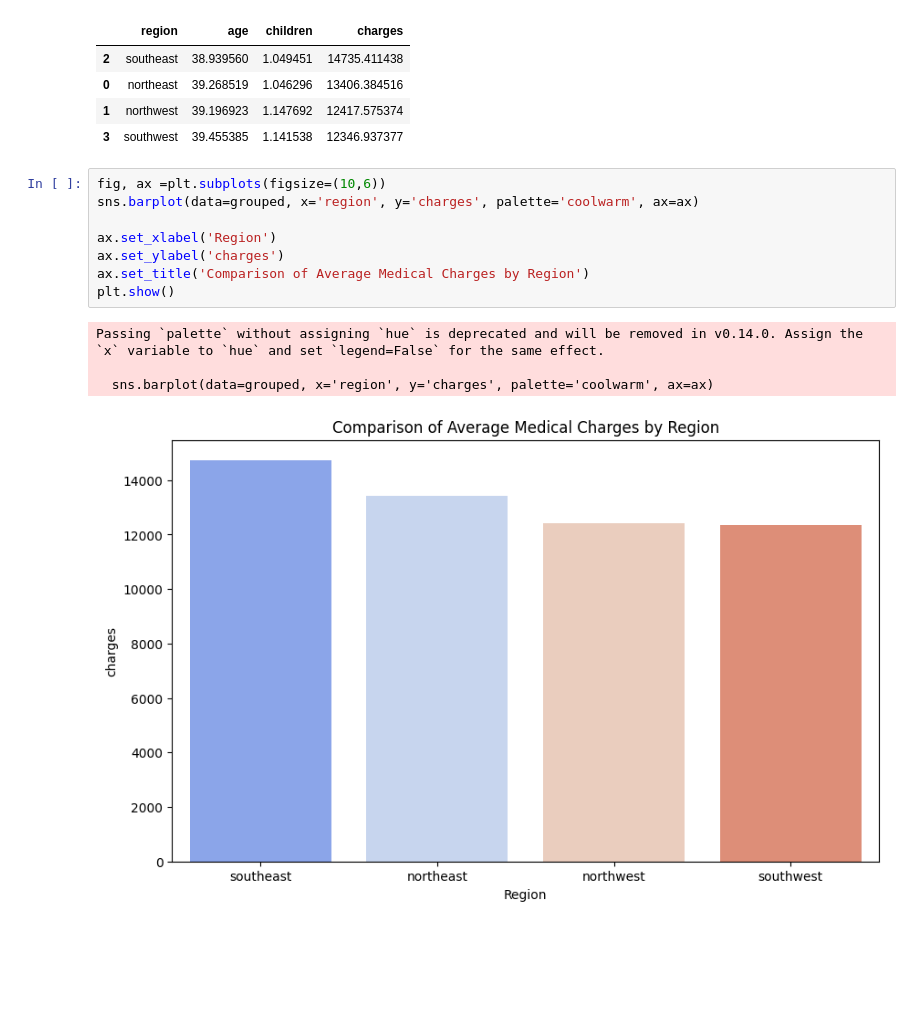
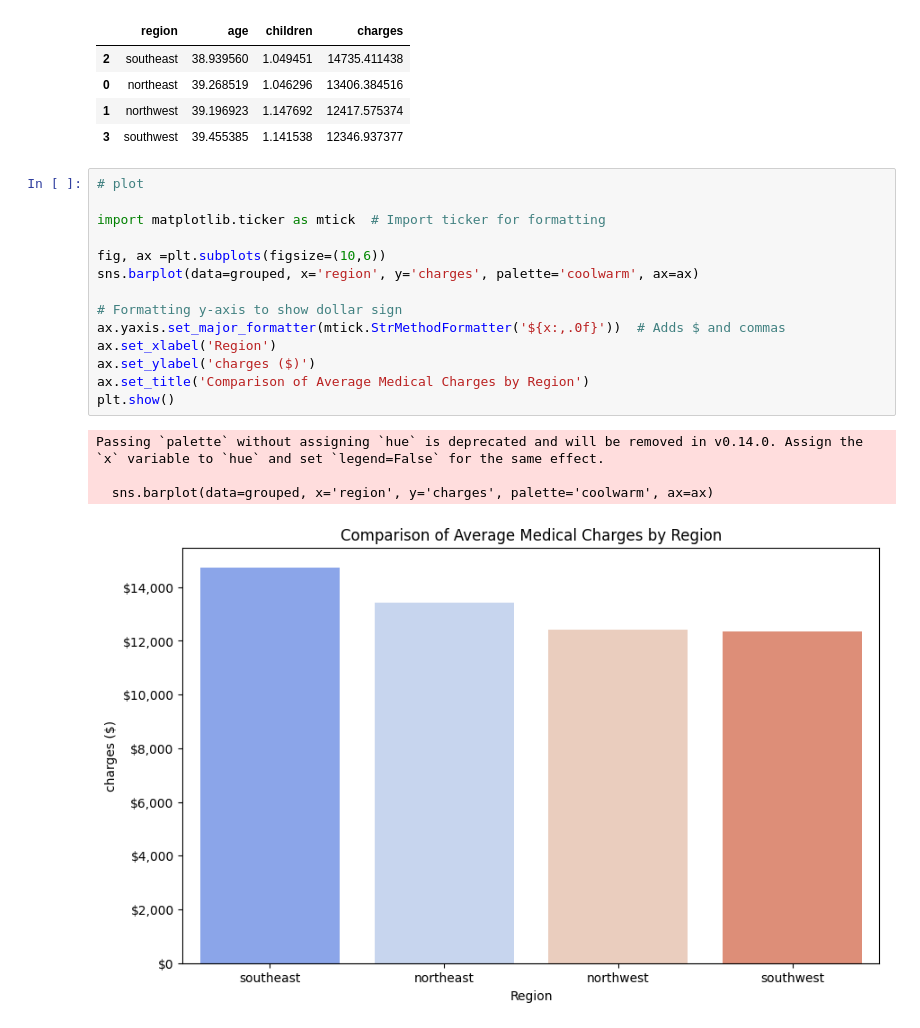
Before and after one commit to RonnyMuthomi/Medical-insurance-model, a Jupyter notebook: index.ipynb, the cells around one changed output. Drawn from its saved outputs; the diff is of its cells as text; blank space fills up the shorter version.

```diff
--- a/index.ipynb
+++ b/index.ipynb
@@ -404,15 +404,21 @@ grouped
 | 1 | northwest | 39.196923 | 1.147692 | 12417.575374 |
 | 3 | southwest | 39.455385 | 1.141538 | 12346.937377 |
 # %%
+# plot
+
+import matplotlib.ticker as mtick  # Import ticker for formatting
+
 fig, ax =plt.subplots(figsize=(10,6))
 sns.barplot(data=grouped, x='region', y='charges', palette='coolwarm', ax=ax)
 
+# Formatting y-axis to show dollar sign
+ax.yaxis.set_major_formatter(mtick.StrMethodFormatter('${x:,.0f}'))  # Adds $ and commas
 ax.set_xlabel('Region')
-ax.set_ylabel('charges')
+ax.set_ylabel('charges ($)')
 ax.set_title('Comparison of Average Medical Charges by Region')
 plt.show()
 # %% [output]
 Passing `palette` without assigning `hue` is deprecated and will be removed in v0.14.0. Assign the `x` variable to `hue` and set `legend=False` for the same effect.
 
   sns.barplot(data=grouped, x='region', y='charges', palette='coolwarm', ax=ax)
-[figure, old version]
+[figure, new version]
```
Also changed, not shown: parts of 39 cells of this notebook.
